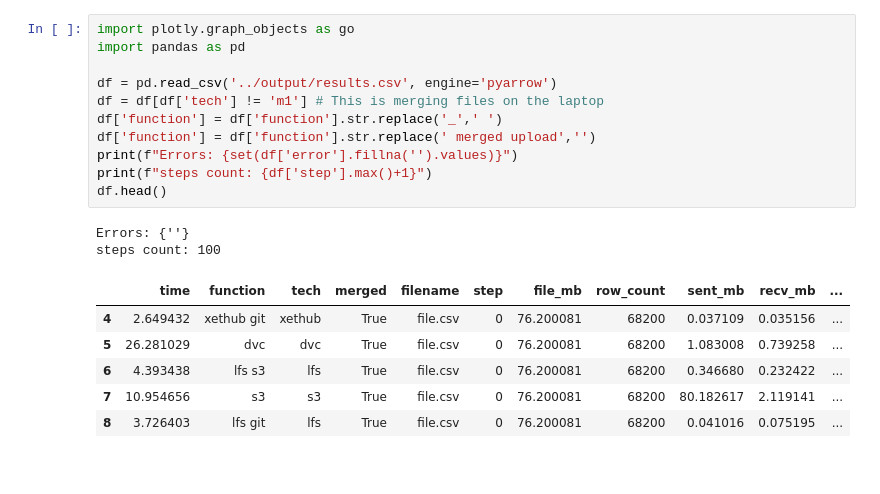
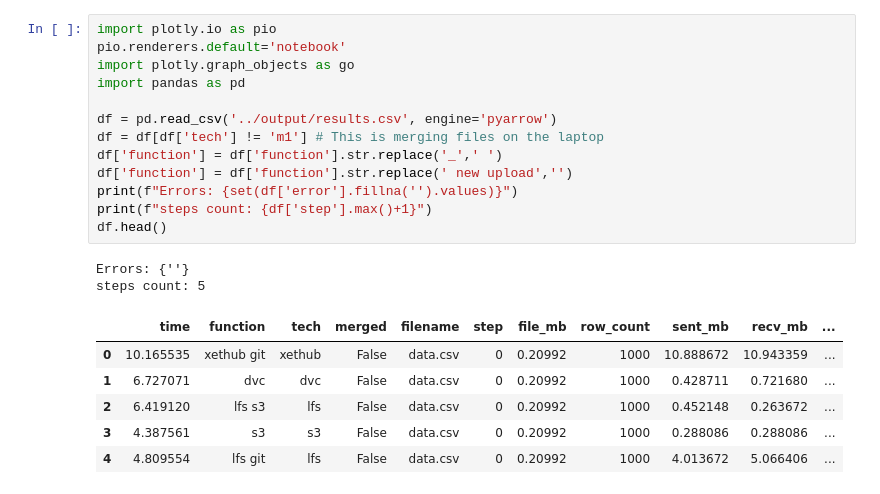
Before and after one commit to xdssio/versioning-article, a Jupyter notebook: notebooks/Analysis.ipynb, the cells around one changed output. Drawn from its saved outputs; the diff is of its cells as text.

```diff
--- a/notebooks/Analysis.ipynb
+++ b/notebooks/Analysis.ipynb
@@ -1,23 +1,25 @@
 # %%
+import plotly.io as pio
+pio.renderers.default='notebook'
 import plotly.graph_objects as go
 import pandas as pd
 
 df = pd.read_csv('../output/results.csv', engine='pyarrow')
 df = df[df['tech'] != 'm1'] # This is merging files on the laptop
 df['function'] = df['function'].str.replace('_',' ')
-df['function'] = df['function'].str.replace(' merged upload','')
+df['function'] = df['function'].str.replace(' new upload','')
 print(f"Errors: {set(df['error'].fillna('').values)}")
 print(f"steps count: {df['step'].max()+1}")
 df.head()
 # %% [output]
 Errors: {''}
-steps count: 100
+steps count: 5
 |  | time | function | tech | merged | filename | step | file_mb | row_count | sent_mb | recv_mb | ... |
-| 4 | 2.649432 | xethub git | xethub | True | file.csv | 0 | 76.200081 | 68200 | 0.037109 | 0.035156 | ... |
-| 5 | 26.281029 | dvc | dvc | True | file.csv | 0 | 76.200081 | 68200 | 1.083008 | 0.739258 | ... |
-| 6 | 4.393438 | lfs s3 | lfs | True | file.csv | 0 | 76.200081 | 68200 | 0.346680 | 0.232422 | ... |
-| 7 | 10.954656 | s3 | s3 | True | file.csv | 0 | 76.200081 | 68200 | 80.182617 | 2.119141 | ... |
-| 8 | 3.726403 | lfs git | lfs | True | file.csv | 0 | 76.200081 | 68200 | 0.041016 | 0.075195 | ... |
+| 0 | 10.165535 | xethub git | xethub | False | data.csv | 0 | 0.20992 | 1000 | 10.888672 | 10.943359 | ... |
+| 1 | 6.727071 | dvc | dvc | False | data.csv | 0 | 0.20992 | 1000 | 0.428711 | 0.721680 | ... |
+| 2 | 6.419120 | lfs s3 | lfs | False | data.csv | 0 | 0.20992 | 1000 | 0.452148 | 0.263672 | ... |
+| 3 | 4.387561 | s3 | s3 | False | data.csv | 0 | 0.20992 | 1000 | 0.288086 | 0.288086 | ... |
+| 4 | 4.809554 | lfs git | lfs | False | data.csv | 0 | 0.20992 | 1000 | 4.013672 | 5.066406 | ... |
 # %%
 import plotly.express as px
 import plotly.graph_objects as go
```
Also changed, not shown: parts of 4 cells of this notebook, 7 other files.
